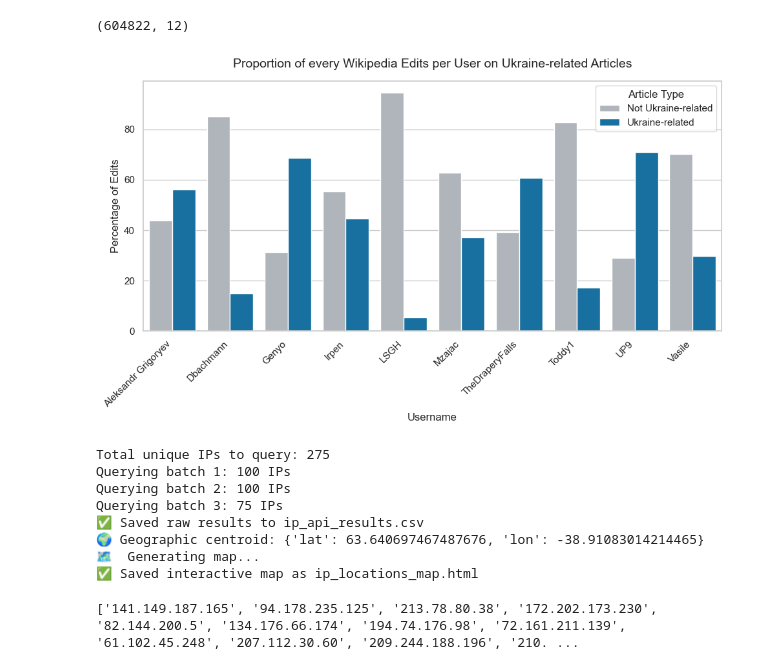
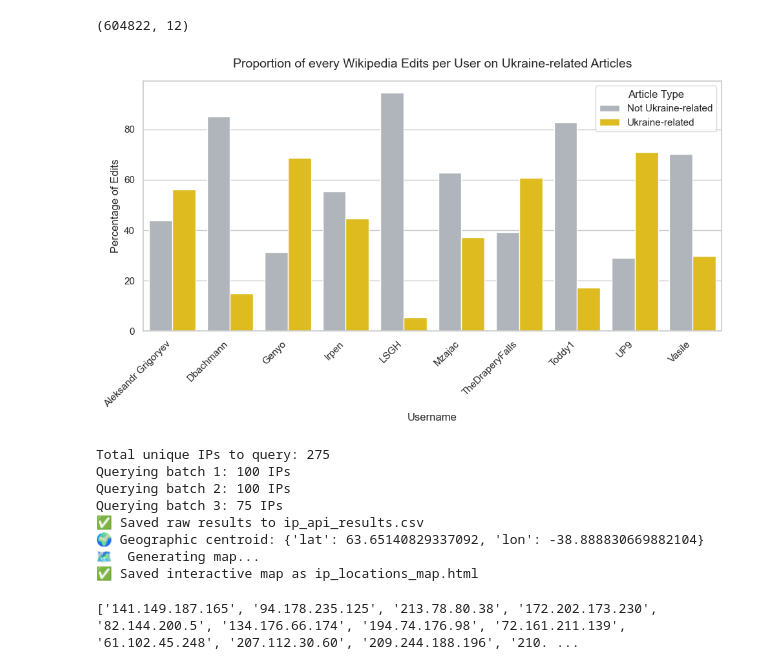
Before and after one commit to dh-epfl-students/dhlab-cultural-weaponisation-ukraine-benchmark, a Jupyter notebook: notebooks/maxime_all_users_analysis_.ipynb, the cells around one changed output. Saved outputs shown, nothing was run; the diff lists cells and outputs as text; code cells hidden in the pictures.

```diff
--- a/notebooks/maxime_all_users_analysis_.ipynb
+++ b/notebooks/maxime_all_users_analysis_.ipynb
@@ -164,15 +182,21 @@ totals = comparison.groupby("user_type")["count"].sum().reset_index(name="total"
 comparison = comparison.merge(totals, on="user_type")
 comparison["percentage"] = (comparison["count"] / comparison["total"]) * 100
 
-# Plot weaponised vs non-weaponised ratio for each user type
-sns.set(style="whitegrid", palette="muted")
+custom_palette = {
+    "Weaponised": "#ed2939",      # red
+    "Not Weaponised": "#1e90ff",   # royal blue
+    "Unknown": "#000"
+}
+
+sns.set(style="whitegrid")
 
 plt.figure(figsize=(8, 5))
 sns.barplot(
     data=comparison,
     x="user_type",
     y="percentage",
-    hue="weaponised"
+    hue="weaponised",
+    palette=custom_palette
 )
 
 plt.title("Weaponised vs Non-Weaponised Edits by User Type", fontsize=14, pad=15)
@@ -180,5 +204,7 @@ plt.xlabel("User Type", fontsize=12)
 plt.ylabel("Percentage of Edits (%)", fontsize=12)
 plt.legend(title="Edit Type")
 plt.tight_layout()
+fig_title = 'Weaponised vs Non-Weaponised Edits by User Type'
+plt.savefig(f"../plots/All Users Analysis/{fig_title}.png", dpi=300, bbox_inches='tight')
 plt.show()
 # %% [output]
@@ -235,13 +261,17 @@ import seaborn as sns
 import matplotlib.pyplot as plt
 
 # Ensure seaborn style
-sns.set(style="whitegrid", palette="colorblind")
+custom_palette = {
+    "Weaponised": "#ed2939",      # red
+    "Not Weaponised": "#1e90ff"
+}
+sns.set(style="whitegrid")
 
 plt.figure(figsize=(12, 6))
 
 # Create the barplot
 g = sns.FacetGrid(grouped, col="user", col_wrap=2, height=3.5, sharey=False, sharex=False)
-g.map_dataframe(sns.barplot, x="year", y="count", hue="weaponised", errorbar=None)
+g.map_dataframe(sns.barplot, x="year", y="count", hue="weaponised", palette=custom_palette, errorbar=None)
 g.add_legend(title="Edit Type")
 
 g.set_titles("{col_name}")
@@ -249,6 +279,7 @@ g.set_axis_labels("Year", "Number of Edits")
 
 plt.subplots_adjust(top=0.9)
 g.fig.suptitle("Weaponised vs Non-Weaponised Edits per Year — Top 10 Users")
-
+fig_title = 'Weaponised vs Non-Weaponised Edits per Year — Top 10 Users'
+plt.savefig(f"../plots/All Users Analysis/{fig_title}.png", dpi=300, bbox_inches='tight')
 plt.show()
 # %% [output]
@@ -742,7 +780,6 @@ Fetching all contributions for: Mzajac
 # %%
-all_user_contribs_df = pd.read_csv('../datas/interim/all_user_contribs.csv')
-all_user_contribs_df["year"] = pd.to_datetime(all_user_contribs_df["timestamp"], errors="coerce").dt.year
-all_user_contribs_df.shape
+top_user_contribs_df = pd.read_csv('../datas/interim/all_user_contribs.csv')
+top_user_contribs_df["year"] = pd.to_datetime(all_user_contribs_df["timestamp"], errors="coerce").dt.year
 # %% [output]
 (604822, 12)
 # %%
@@ -809,11 +846,11 @@ def is_ukraine_related(title):
     title_lower = title.lower()
     return any(kw in title_lower for kw in ukraine_keywords_large)
 
-all_user_contribs_df["ukraine_related"] = all_user_contribs_df["title"].apply(is_ukraine_related)
+top_user_contribs_df["ukraine_related"] = top_user_contribs_df["title"].apply(is_ukraine_related)
 
 # --- STEP 3. Aggregate results per user ---
 user_distribution = (
-    all_user_contribs_df
+    top_user_contribs_df
     .groupby(["username", "ukraine_related"])
     .size()
     .reset_index(name="count")
@@ -822,36 +859,37 @@ user_distribution = (
 # Convert to percentages
 user_distribution["percentage"] = (
     user_distribution.groupby("username")["count"].transform(lambda x: 100 * x / x.sum())
 )
 
 # --- STEP 4. Plot distribution ---
 sns.set(style="whitegrid", rc={"figure.figsize": (10, 6)})
 
 # Define a clear color palette (blue = Ukraine-related, grey = not related)
-palette = {True: "#0077b6", False: "#adb5bd"}
+palette = {True: "#fed000", False: "#adb5bd"}
 
 ax = sns.barplot(
     data=user_distribution,
     x="username",
     y="percentage",
     hue="ukraine_related",
     palette=palette
 )
 
 plt.title("Proportion of every Wikipedia Edits per User on Ukraine-related Articles", fontsize=14, pad=15)
 plt.xlabel("Username", fontsize=12)
 plt.ylabel("Percentage of Edits", fontsize=12)
 plt.xticks(rotation=45, ha="right")
 
 # Fix legend: ensure correct order and labels
 handles, labels = ax.get_legend_handles_labels()
 new_labels = ["Ukraine-related", "Not Ukraine-related"] if labels[0] == "True" else ["Not Ukraine-related", "Ukraine-related"]
 plt.legend(handles=handles, labels=new_labels, title="Article Type", loc="upper right")
-
+fig_title = "Proportion of every Wikipedia Edits per Top 10 Registered User on Ukraine-related Articles"
+plt.savefig(f"../plots/All Users Analysis/{fig_title}_large.png", dpi=300, bbox_inches='tight')
 plt.tight_layout()
 plt.show()
 # %% [output]
-[figure, old version]
+[figure, new version]
 # %%
 #!/usr/bin/env python3
 """
@@ -982,7 +1020,7 @@ def main(ip_addresses: List[str], output_csv: str = "ip_api_results.csv"):
             tooltip="Geographic Centroid"
         ).add_to(m)
 
-        m.save("ip_locations_map.html")
+        m.save("../plots/All Users Analysis/ip_locations_map.html")
         print("✅ Saved interactive map as ip_locations_map.html")
 
     else:
@@ -999,7 +1037,7 @@ Querying batch 1: 100 IPs
 Querying batch 2: 100 IPs
 Querying batch 3: 75 IPs
 ✅ Saved raw results to ip_api_results.csv
-🌍 Geographic centroid: {'lat': 63.640697467487676, 'lon': -38.91083014214465}
+🌍 Geographic centroid: {'lat': 63.65140829337092, 'lon': -38.888830669882104}
 🗺️  Generating map...
 ✅ Saved interactive map as ip_locations_map.html
 # %%
```
Also changed, not shown: parts of 22 cells of this notebook, 18 other files.
